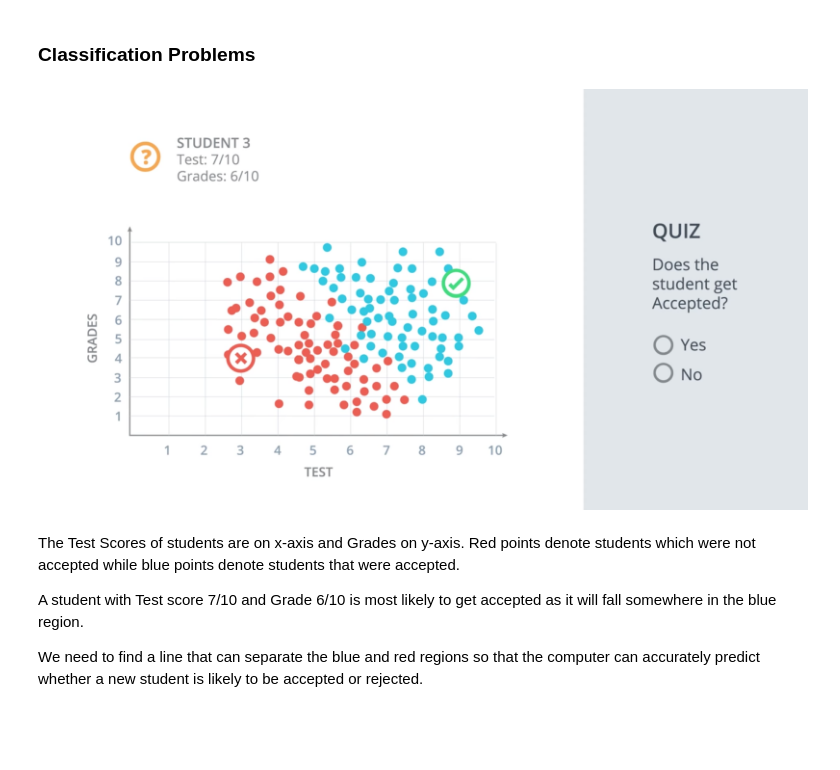
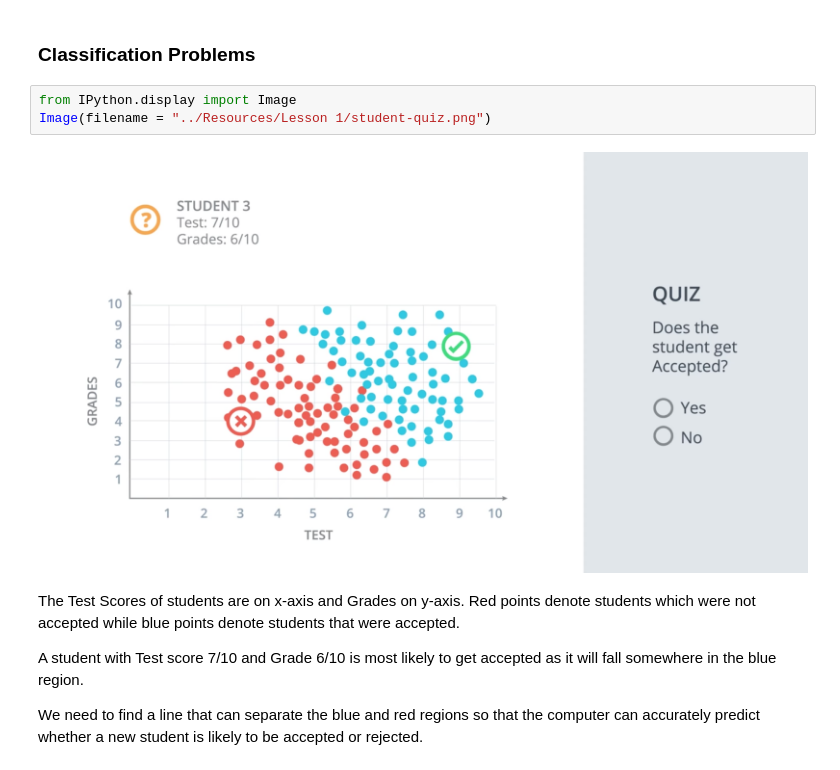
Before and after one commit to sahilbansal17/Deep-Learning-with-PyTorch, a Jupyter notebook: Lesson 1/intro_neural_networks.ipynb, the cells around one changed output. Cells and saved outputs as stored; diff of their text form; blank space fills up the shorter version.

Commit message:
Fix image display problem

```diff
--- a/Lesson 1/intro_neural_networks.ipynb
+++ b/Lesson 1/intro_neural_networks.ipynb
@@ -8,8 +8,11 @@
 - A basic neural network does the job of separating blue and red points by drawing a line between them.
 # %% [markdown]
 ### Classification Problems
-# %% [markdown]
-![student-quiz.png](attachment:student-quiz.png)
+# %%
+from IPython.display import Image
+Image(filename = "../Resources/Lesson 1/student-quiz.png")
+# %% [output]
+[figure, added]
 # %% [markdown]
 The Test Scores of students are on x-axis and Grades on y-axis. Red points denote students which were not accepted while blue points denote students that were accepted.
 
```
Also changed, not shown: parts of 34 cells of this notebook.
